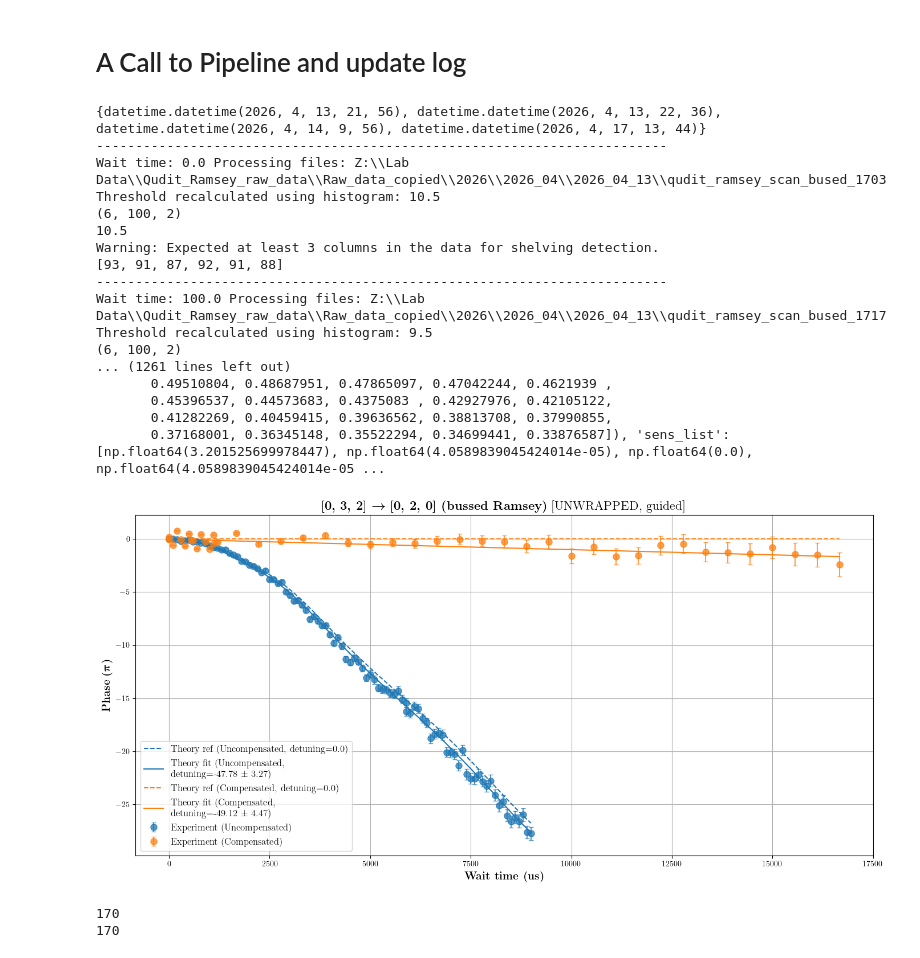
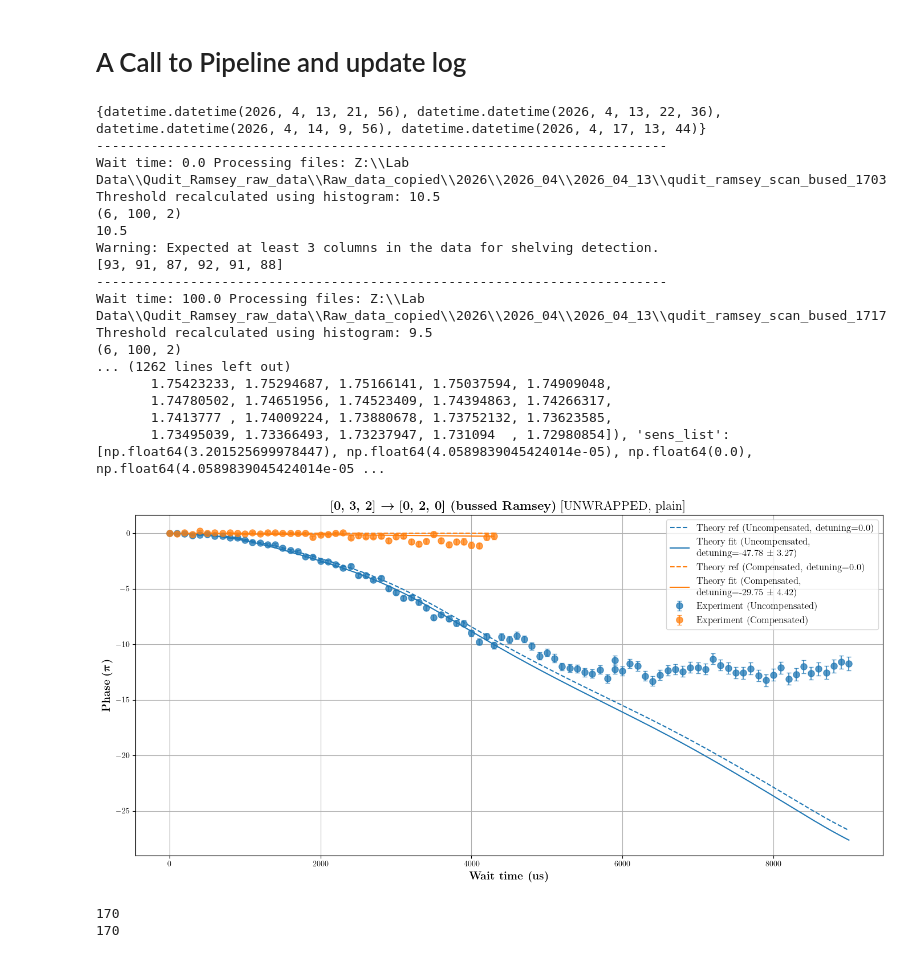
Before and after one commit to GauravTathed/PhD_python_scripts, a Jupyter notebook: Line_signal_compensation/Line_signal_compensation_bussed_ramsey.ipynb, the cells around one changed output. Drawn from its saved outputs; the diff is of its cells as text; code cells hidden in the pictures.

Commit message:
Trouble shooting qubit Ramsey and 650nm modulation plots

```diff
--- a/Line_signal_compensation/Line_signal_compensation_bussed_ramsey.ipynb
+++ b/Line_signal_compensation/Line_signal_compensation_bussed_ramsey.ipynb
@@ -18,7 +18,7 @@ directory_path = r'Z:\\Lab Data\\Qudit_Ramsey_raw_data\\Raw_data_PD'   # contain
 Z_drive_raw_data = r'Z:\\Lab Data\\Qudit_Ramsey_raw_data\\Raw_data\\'  # contains raw JSONL files
 # log_path = r'bussed_ramsey_for_line_signal.txt'   # your text log file
 # log_path = r'bussed_ramsey_detuning_calibration.txt'
-log_path = r'Bussed_Ramsey_datetime_log.txt'
+# log_path = r'Bussed_Ramsey_datetime_log.txt'
 log_path = r'Bussed_Ramsey_datetime_log_paper.txt'
 directory_path = r'Z:\\Lab Data\\Qudit_Ramsey_raw_data\\Bussed_ramsey_detuning_calibration_data\\'
 
@@ -1535,37 +1535,37 @@ def run_full_bussed_ramsey_pipeline_readonly(
 # %%
 payloads,y_data, wait_times = run_full_bussed_ramsey_pipeline_readonly(
     target_transitions=[[0,3,2],[0,2,0]],
     log_path=log_path,
     directory_path=directory_path,
     Z_drive_raw_data=Z_drive_raw_data,
     LT_comp_mode= "both",
     do_plot=True,
-    guided=True,
+    guided=False,
     do_unwrap=True
 )
 
 # access results:
 # payload_false = payloads[False]
 # payload_true  = payloads[True]
 # %% [output]
 {datetime.datetime(2026, 4, 13, 21, 56), datetime.datetime(2026, 4, 13, 22, 36), datetime.datetime(2026, 4, 14, 9, 56), datetime.datetime(2026, 4, 17, 13, 44)}
 -------------------------------------------------------------------------
 Wait time: 0.0 Processing files: Z:\\Lab Data\\Qudit_Ramsey_raw_data\\Raw_data_copied\\2026\\2026_04\\2026_04_13\\qudit_ramsey_scan_bused_1703
 Threshold recalculated using histogram: 10.5
 (6, 100, 2)
 10.5
 Warning: Expected at least 3 columns in the data for shelving detection.
 [93, 91, 87, 92, 91, 88]
 -------------------------------------------------------------------------
 Wait time: 100.0 Processing files: Z:\\Lab Data\\Qudit_Ramsey_raw_data\\Raw_data_copied\\2026\\2026_04\\2026_04_13\\qudit_ramsey_scan_bused_1717
 Threshold recalculated using histogram: 9.5
 (6, 100, 2)
-... (1261 lines left out)
-       0.49510804, 0.48687951, 0.47865097, 0.47042244, 0.4621939 ,
-       0.45396537, 0.44573683, 0.4375083 , 0.42927976, 0.42105122,
-       0.41282269, 0.40459415, 0.39636562, 0.38813708, 0.37990855,
-       0.37168001, 0.36345148, 0.35522294, 0.34699441, 0.33876587]), 'sens_list': [np.float64(3.201525699978447), np.float64(4.0589839045424014e-05), np.float64(0.0), np.float64(4.0589839045424014e-05 ...
+... (1262 lines left out)
+       1.75423233, 1.75294687, 1.75166141, 1.75037594, 1.74909048,
+       1.74780502, 1.74651956, 1.74523409, 1.74394863, 1.74266317,
+       1.7413777 , 1.74009224, 1.73880678, 1.73752132, 1.73623585,
+       1.73495039, 1.73366493, 1.73237947, 1.731094  , 1.72980854]), 'sens_list': [np.float64(3.201525699978447), np.float64(4.0589839045424014e-05), np.float64(0.0), np.float64(4.0589839045424014e-05 ...
-[figure, old version]
+[figure, new version]
 # %%
 print(len(y_data[True]))
 print(len(wait_times[True]))
```
Also changed, not shown: parts of 1 cell of this notebook, 19 other files.
